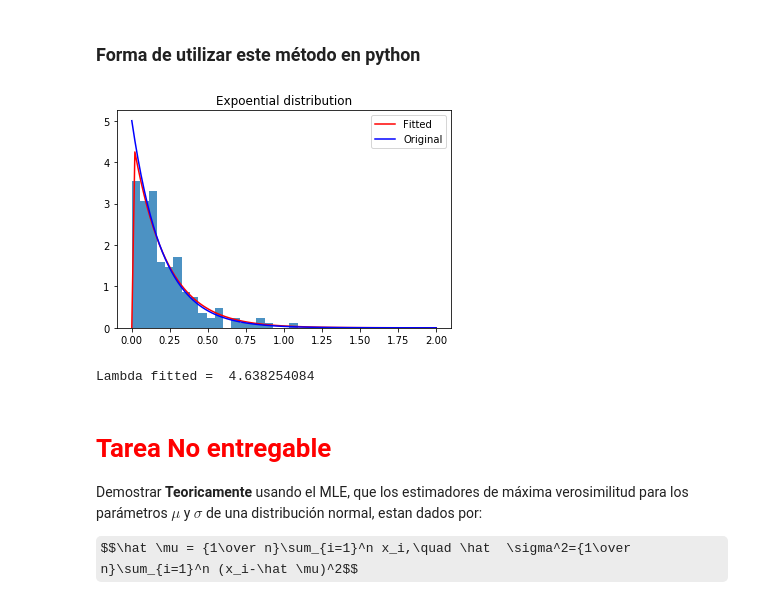
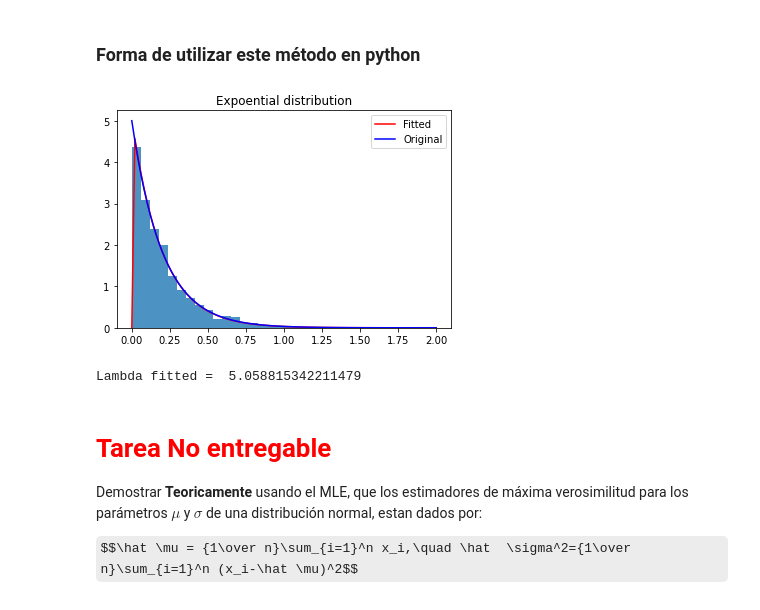
Before and after one commit to feramdor/SPF-2021-II, a Jupyter notebook: TEMA-2/Clase19_ComprobacionDeDistribuciones.ipynb, the cells around one changed output. Cells and saved outputs as stored; diff of their text form; code cells hidden in the pictures; some formulas as TeX source.

```diff
--- a/TEMA-2/Clase19_ComprobacionDeDistribuciones.ipynb
+++ b/TEMA-2/Clase19_ComprobacionDeDistribuciones.ipynb
@@ -484,29 +484,29 @@ $$\hat \lambda = {1\over {1\over n}\sum_{i=1}^nX_i}={1 \over \bar X}$$
 # %%
 ################ Adjusting a exponential distribution
 np.random.seed(5555)
 # picking 150 of from a exponential distrubution
 # with lambda = 5
-samp = st.expon.rvs(loc=0,scale=1/5,size=150)
+samp = st.expon.rvs(loc=0,scale=1/5,size=1500)
 
 param = st.expon.fit(samp) # distribution fitting
 # now, param[0] and param[1]=1/lambda are the location and scale
 # of the fitted distribution
 x = np.linspace(0,2,100)
 # fitted distribution
 pdf_fitted = st.expon.pdf(x,loc=param[0],scale=param[1])
 # original distribution
 pdf = st.expon.pdf(x,loc=0,scale=1/5)
 
 plt.title('Expoential distribution')
 plt.plot(x,pdf_fitted,'r-',label='Fitted')
 plt.plot(x,pdf,'b-',label='Original')
 plt.legend()
-plt.hist(samp,20,normed=1,alpha=.8,)
+plt.hist(samp,20,density=1,alpha=.8,)
 plt.show()
 print('Lambda fitted = ',1/param[1])
 # %% [output]
-[figure, old version]
+[figure, new version]
-Lambda fitted =  4.638254084
+Lambda fitted =  5.058815342211479
 # %% [markdown]
 # <font color = red> Tarea No entregable
 
```
Also changed, not shown: parts of 1 cell of this notebook, 3 other files.
